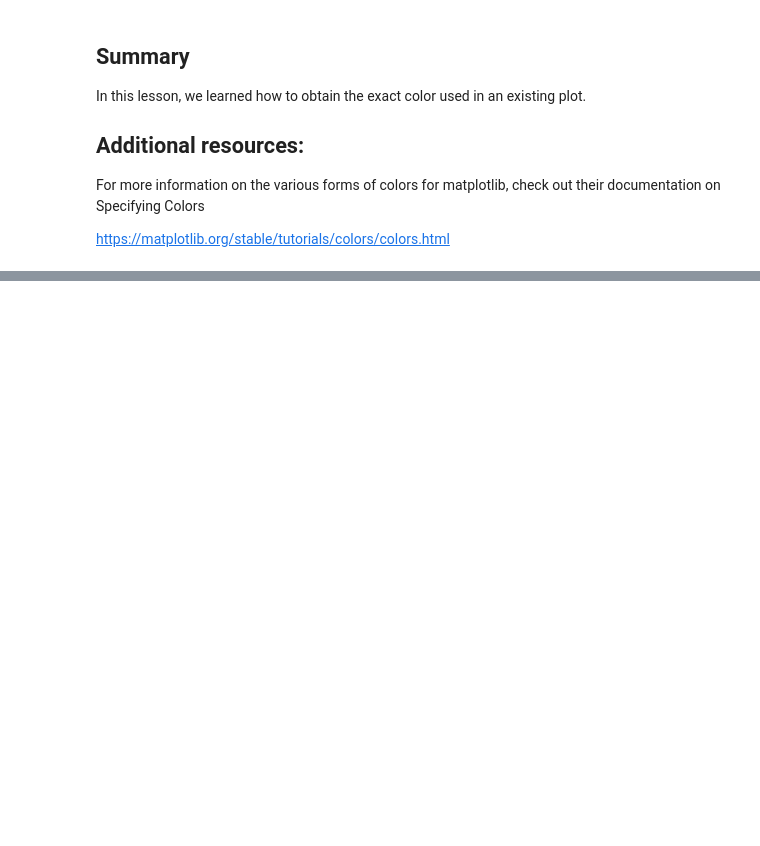
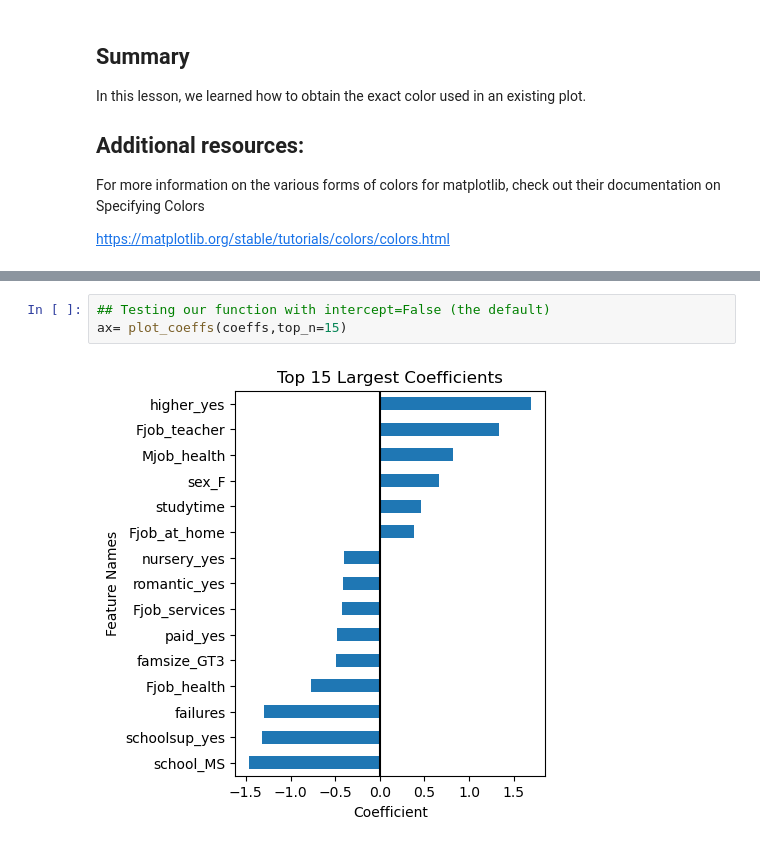
Before and after one commit to dmburns1729/Visualizations, a Jupyter notebook: Scikit-Learn v1.1+_Feature Importance.ipynb, the cells around one changed output, grey strips where cells are left out. Drawn from its saved outputs; the diff is of its cells as text; blank space fills up the shorter version.

```diff
--- a/Scikit-Learn v1.1+_Feature Importance.ipynb
+++ b/Scikit-Learn v1.1+_Feature Importance.ipynb
@@ -1316,0 +1964,5 @@ https://matplotlib.org/stable/tutorials/colors/colors.html
+# %%
+## Testing our function with intercept=False (the default)
+ax= plot_coeffs(coeffs,top_n=15)
+# %% [output]
+[figure, added]
```
Also changed, not shown: parts of 92 cells of this notebook, 7 other files.
